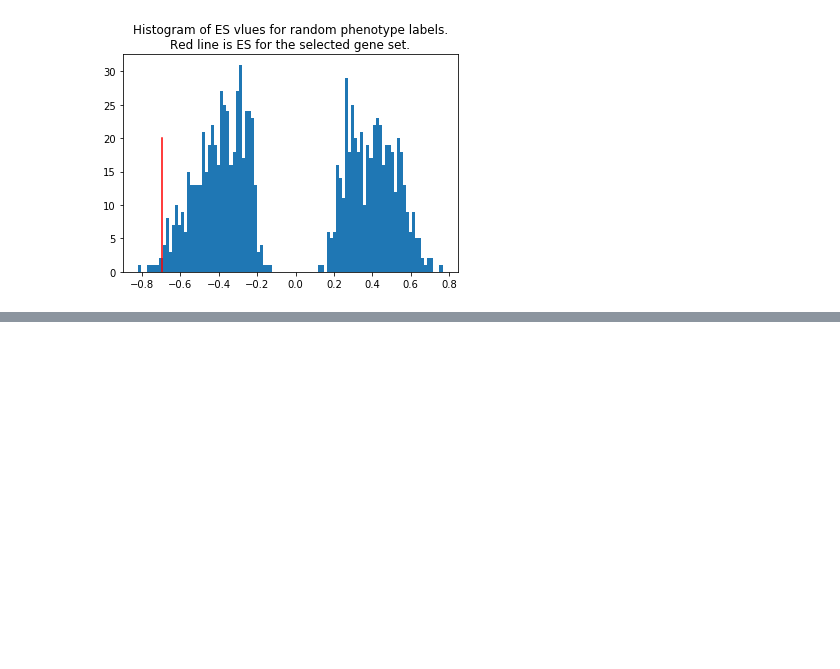
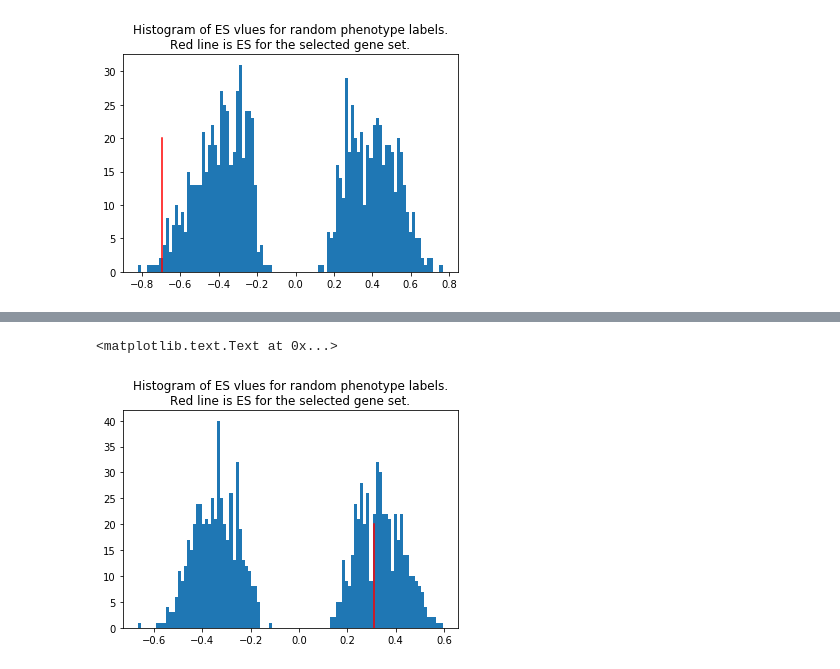
Before and after one commit to mrcinv/GSEA.py, a Jupyter notebook: Leukemia.ipynb, the cells around one changed output, grey strips where cells are left out. Drawn from its saved outputs; the diff is of its cells as text; code cells hidden in the pictures; blank space fills up the shorter version.

Commit message:
Example hist for low NES(S)

```diff
--- a/Leukemia.ipynb
+++ b/Leukemia.ipynb
@@ -191,0 +202,17 @@ title("Histogram of ES vlues for random phenotype labels.\nRed line is ES for th
+# %%
+n = 1000
+S =  gene_set_hash[name]['indexes']
+L, r = rank_genes(D,C)
+ES = enrichment_score(L,r,S)
+ES_pi = np.zeros(n)
+for i in range(n):
+    pi = np.array([np.random.randint(0,2) for i in range(k)])
+    L, r = rank_genes(D,pi)
+    ES_pi[i] = enrichment_score(L,r,S)
+# %%
+hist(ES_pi,bins=100)
+plot([ES,ES],[0,20],'r-',label="ES(S)")
+title("Histogram of ES vlues for random phenotype labels.\nRed line is ES for the selected gene set.")
+# %% [output]
+<matplotlib.text.Text at 0x...>
+[figure, added]
```
Also changed, not shown: parts of 3 cells of this notebook.
